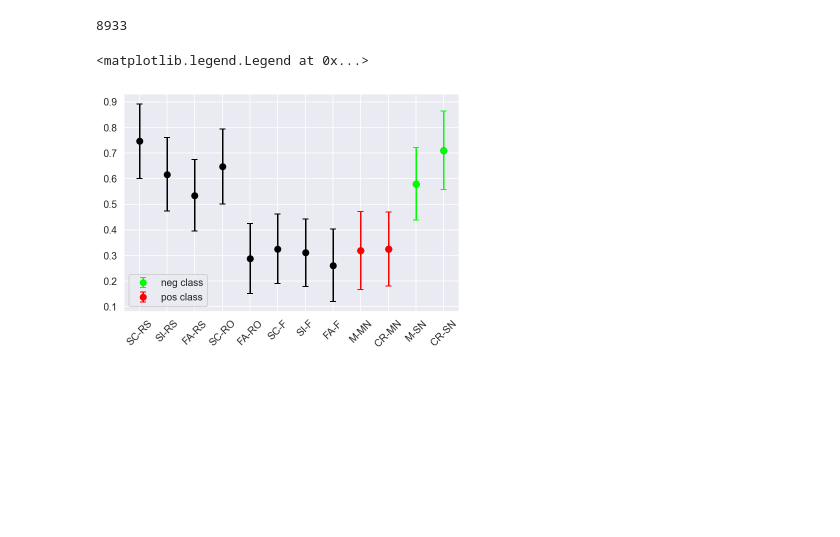
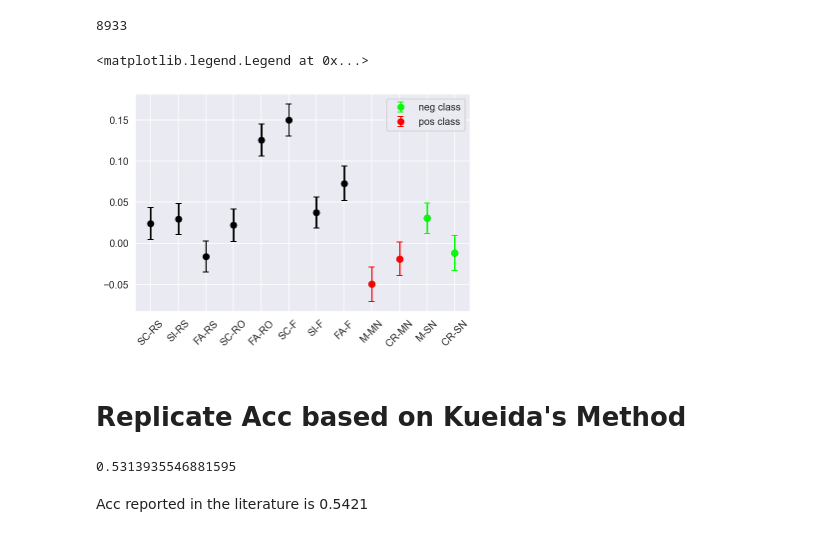
Before and after one commit to FleischerResearchLab/EEG-Familiarity-Prediction, a Jupyter notebook: SN_vs_MN_Scott.ipynb, the cells around one changed output. Cells and saved outputs as stored; diff of their text form; code cells hidden in the pictures; blank space fills up the shorter version.

```diff
--- a/SN_vs_MN_Scott.ipynb
+++ b/SN_vs_MN_Scott.ipynb
@@ -187,7 +187,7 @@ for train_idx, test_idx in logo.split(X, y, subject):
     LDA.fit(X_train, y_train)
     # project the whole data of this complete participant
     X_subject = data_preproc.get_data_by_participant(participant)
-    projection = LDA.decision_function(X_subject)
+    projection = LDA.transform(X_subject)
     projections.append(projection)
 projections = np.concatenate(projections)
 # %%
@@ -203,29 +203,75 @@ x_name = np.array([f"{source_info[s-1]}-{response_info[r-1]}" for s, r in x_axis
 # %%
 pos_idx = [10, 11]
 neg_idx = [8, 9]
 
 summary_stats = []
 
 for source, response in x_axis:
     idx = data_preproc.filter_index_single_class(source, response, include_left_out=False)
     proj = projections[idx]
     mean = proj.mean()
-    std = proj.std()
+    std = proj.std()/50
     summary_stats.append((mean, std))
 
 summary_stats = np.array(summary_stats)
 
-plt.errorbar(x_name, summary_stats[:,0], yerr = summary_stats[:,1]/5,
+plt.errorbar(x_name, summary_stats[:,0], yerr = summary_stats[:,1],
              fmt='o', capsize=3, c = 'black')
 # pos
 plt.errorbar(x_name[pos_idx], summary_stats[pos_idx,0],
-             yerr = summary_stats[pos_idx,1]/5 , fmt='o', capsize=3, c = 'lime', label="neg class")
+             yerr = summary_stats[pos_idx,1] , fmt='o', capsize=3, c = 'lime', label="neg class")
 # neg
 plt.errorbar(x_name[neg_idx], summary_stats[neg_idx,0],
-             yerr = summary_stats[neg_idx,1]/5 , fmt='o', capsize=3, c = 'red', label="pos class")
+             yerr = summary_stats[neg_idx,1] , fmt='o', capsize=3, c = 'red', label="pos class")
 
 _ = plt.xticks(rotation=45)
 plt.legend()
 # %% [output]
 <matplotlib.legend.Legend at 0x...>
-[figure, old version]
+[figure, new version]
+# %% [markdown]
+# Replicate Acc based on Kueida's Method
+# %%
+file_path = "data_CRM_SN_vs_MN_imbalLDA_order_proj_1.mat"
+data_preproc = preproc(file_path, 1)
+# combine SN and MN
+pos1, neg1 = data_preproc.filter_index(2,5,2,4)
+pos2, neg2 = data_preproc.filter_index(4,5,4,4)
+
+pos_idx, neg_idx = data_preproc.merge_two_class(pos1, neg1, pos2, neg2)
+X, y, subject = data_preproc.get_data_by_index(pos_idx, neg_idx)
+
+logo = LeaveOneGroupOut()
+
+scores = []
+
+for train_idx, test_idx in logo.split(X, y, subject):
+    X_train, y_train = X[train_idx,:], y[train_idx]
+    X_test, y_test = X[test_idx,:], y[test_idx]
+    LDA = LinearDiscriminantAnalysis(shrinkage = "auto", solver = 'eigen')
+    LDA.fit(X_train, y_train)
+    # randomly drop datapoint to balance class
+    pos_idx, neg_idx = np.arange(len(test_idx))[y_test == 1], np.arange(len(test_idx))[y_test != 1]
+    pos_len, neg_len = len(pos_idx), len(neg_idx)
+    acc = []
+    for _ in range(100):
+        if pos_len > neg_len:
+            # when there are more positive class than negative
+            # randomly drop positive class to equivalent the negative class
+            pos_chosen = np.random.choice(pos_idx, neg_len, replace=False)
+            neg_chosen = neg_idx
+        else:
+            pos_chosen = pos_idx
+            neg_chosen = np.random.choice(neg_idx, pos_len, replace=False)
+        filter_test_idx = np.concatenate([pos_chosen, neg_chosen])
+        X_test_balanced, y_test_balanced = X_test[filter_test_idx, :], y_test[filter_test_idx]
+        assert sum(y_test_balanced) == 0 # to check whether they are balanced class
+        acc.append(LDA.score(X_test_balanced, y_test_balanced))
+    acc = np.array(acc)
+    scores.append(acc)
+scores = np.array(scores)
+print(scores.mean())
+# %% [output]
+0.5313935546881595
+# %% [markdown]
+Acc reported in the literature is 0.5421
```
Also changed, not shown: parts of 11 cells of this notebook.
